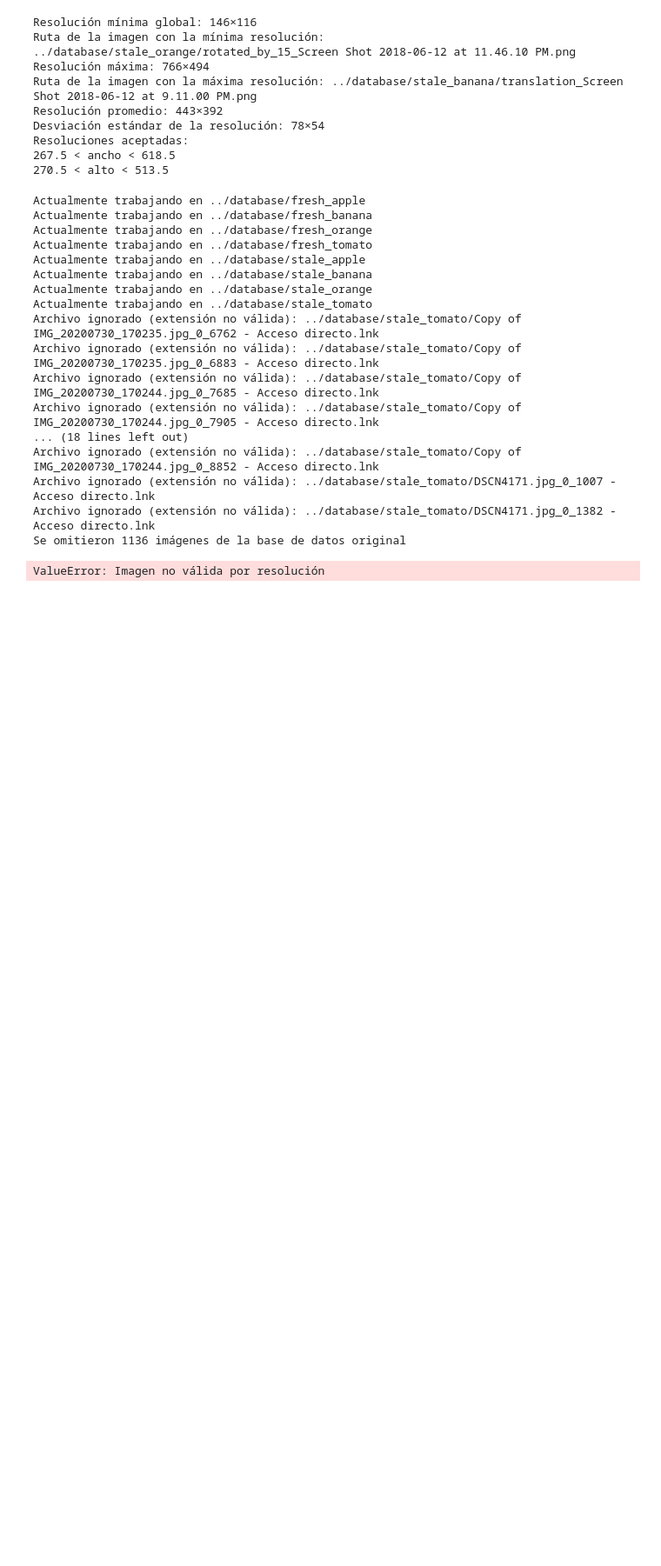
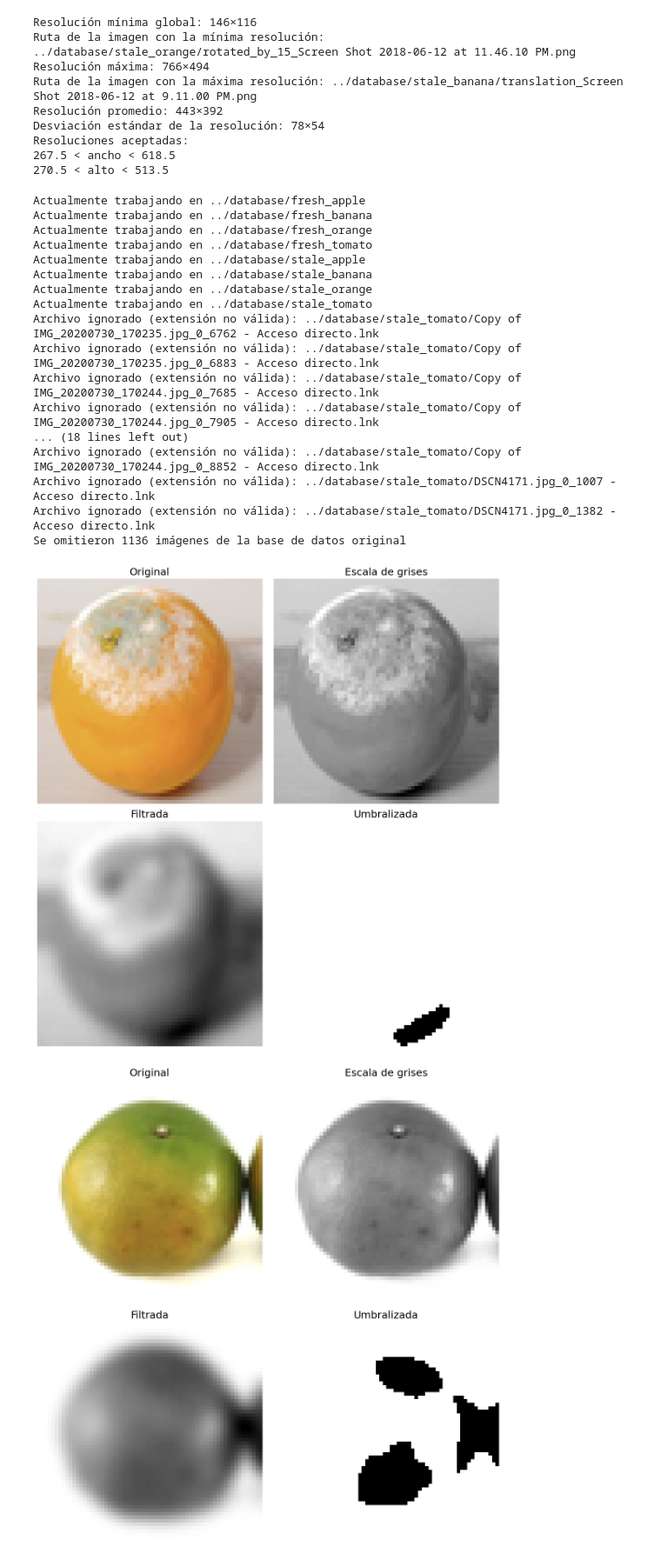
Before and after one commit to cesara-montoya1/tds3-proyecto, a Jupyter notebook: 01_preprocessing/preprocessing.ipynb, the cells around one changed output. Shown at 87% size. Cells and saved outputs as stored; diff of their text form; code cells hidden in the pictures; blank space fills up the shorter version.

Commit message:
[Refactor] Fixed last invalid resolution error and changed to use OS agnostic paths

```diff
--- a/01_preprocessing/preprocessing.ipynb
+++ b/01_preprocessing/preprocessing.ipynb
@@ -122,7 +123,7 @@ def calculate_resolutions(folder_path: str):
         weight,
     )
 # %%
-DB_PATH = "../database"
+DB_PATH = Path("../database")
 
 # Arreglos para almacenar los valores deseados de cada etiqueta
 min_resolutions = []
@@ -133,10 +134,9 @@ avg_resolutions = []
 std_resolutions = []
 weights_per_tag = []
 
-for fruit_tag in os.listdir(DB_PATH):
-    folder_path = os.path.join(DB_PATH, fruit_tag)
-    if os.path.isdir(folder_path):
-        print(f"Procesando carpeta: {folder_path}")
+for fruit_tag in DB_PATH.iterdir():
+    if fruit_tag.is_dir():
+        print(f"Procesando carpeta: {fruit_tag}")
         (
             min_resolution,
             min_image_path,
@@ -145,7 +145,7 @@ for fruit_tag in os.listdir(DB_PATH):
             avg_resolution,
             std_resolution,
             weight,
-        ) = calculate_resolutions(folder_path)
+        ) = calculate_resolutions(fruit_tag)
 
         # Muestra las resoluciones mínima y máxima junto con sus rutas
         print(f"Resolución mínima: {min_resolution[0]}×{min_resolution[1]}")
@@ -323,16 +321,14 @@ def show_preprocessed_images(img, img_gray, img_filtered, img_thresholded):
         plt.title(title, fontsize=18)
         plt.axis("off")
 # %%
-OLD_DB_PATH = "../database/"
-NEW_DB_PATH64 = "./preprocessed_db64/"
-NEW_DB_PATH128 = "./preprocessed_db128/"
+OLD_DB_PATH = Path("../database/")
+NEW_DB_PATH64 = Path("./preprocessed_db64/")
+NEW_DB_PATH128 = Path("./preprocessed_db128/")
 
 size64 = (64, 64)
 size128 = (128, 128)
 
-filter_by_resolution(
-    OLD_DB_PATH, NEW_DB_PATH64, avg_resolution, std_resolution, size64
-)
+filter_by_resolution(OLD_DB_PATH, NEW_DB_PATH64, avg_resolution, std_resolution, size64)
 filter_by_resolution(
     OLD_DB_PATH, NEW_DB_PATH128, avg_resolution, std_resolution, size128
 )
@@ -356,30 +352,29 @@ Archivo ignorado (extensión no válida): ../database/stale_tomato/DSCN4171.jpg_
 Se omitieron 1136 imágenes de la base de datos original
 # %%
 example_image_paths = [
-    f"{NEW_DB_PATH64}/stale_orange/Screen Shot 2018-06-12 at 11.35.55 PM.png",
-    f"{NEW_DB_PATH64}/fresh_orange/Screen Shot 2018-06-12 at 11.55.05 PM.png",
-    f"{NEW_DB_PATH64}/fresh_banana/Screen Shot 2018-06-12 at 10.04.54 PM.png",
-    f"{NEW_DB_PATH64}/stale_banana/Screen Shot 2018-06-12 at 8.55.35 PM.png",
+    NEW_DB_PATH64 / "stale_orange/Screen Shot 2018-06-12 at 11.38.34 PM.png",
+    NEW_DB_PATH64 / "fresh_orange/Screen Shot 2018-06-13 at 12.20.25 AM.png",
 ]
 
 for path in example_image_paths:
     img = Image.open(path)
     img_gray, img_filtered, img_thresholded, otsu = preprocess(
         img, avg_resolution, std_resolution
     )
 
     otsu_flag = False
     # otsu_flag = True
 
     images = [
         img,
         img_gray,
         img_filtered,
         otsu if otsu_flag else img_thresholded,
     ]
     show_preprocessed_images(*images)
 # %% [output]
-ValueError: Imagen no válida por resolución
+[figure, added]
+[figure, added]
 # %% [markdown]
 ## Conclusiones
 1. El criterio basado en "2.25*std" para la resolución es útil para garantizar que las imágenes procesadas tengan un tamaño consistente y evitar que valores atípicos afecten negativamente al modelo de machine learning. Esto optimiza el uso de memoria y facilita que las imágenes sean uniformes durante el entrenamiento del modelo.
```
Also changed, not shown: parts of 3 cells of this notebook.
